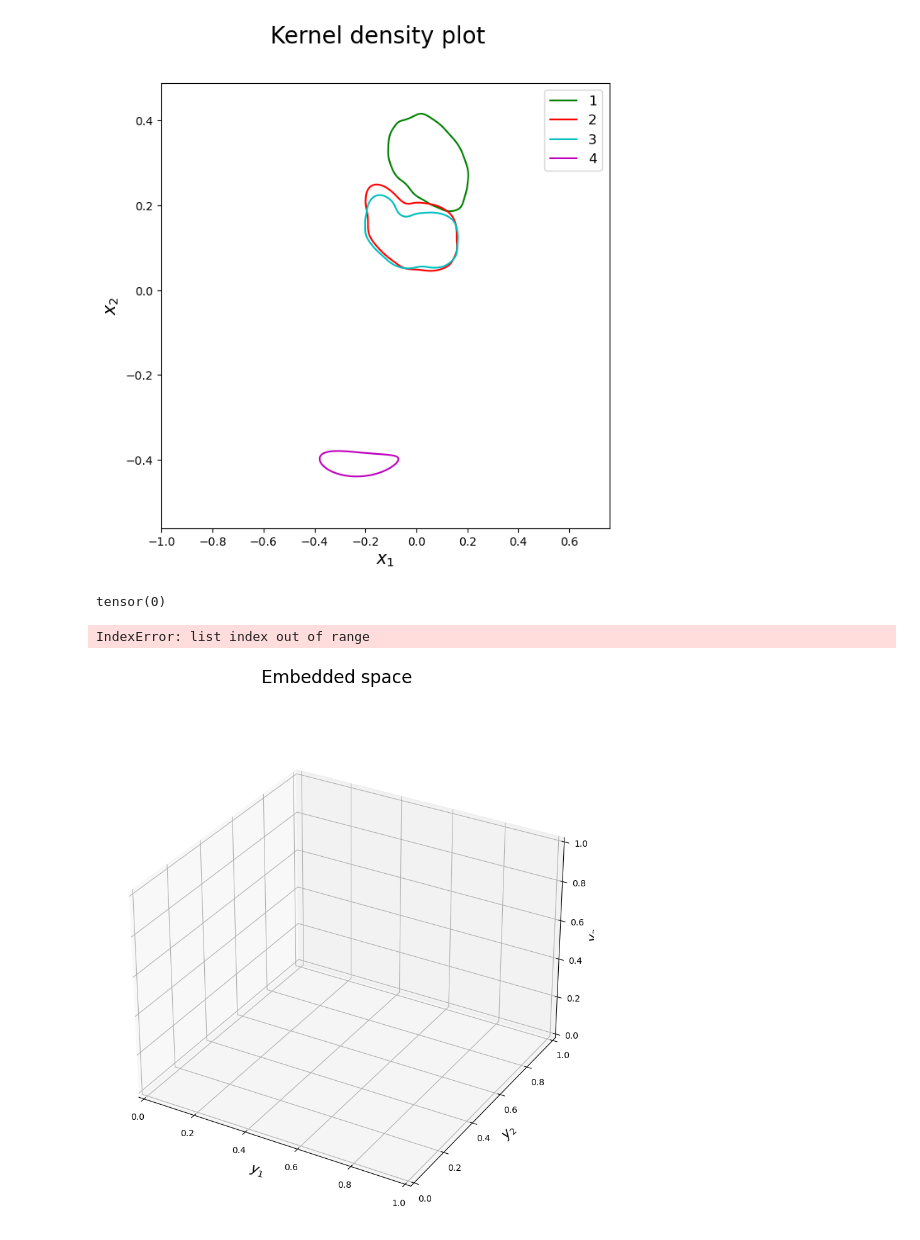
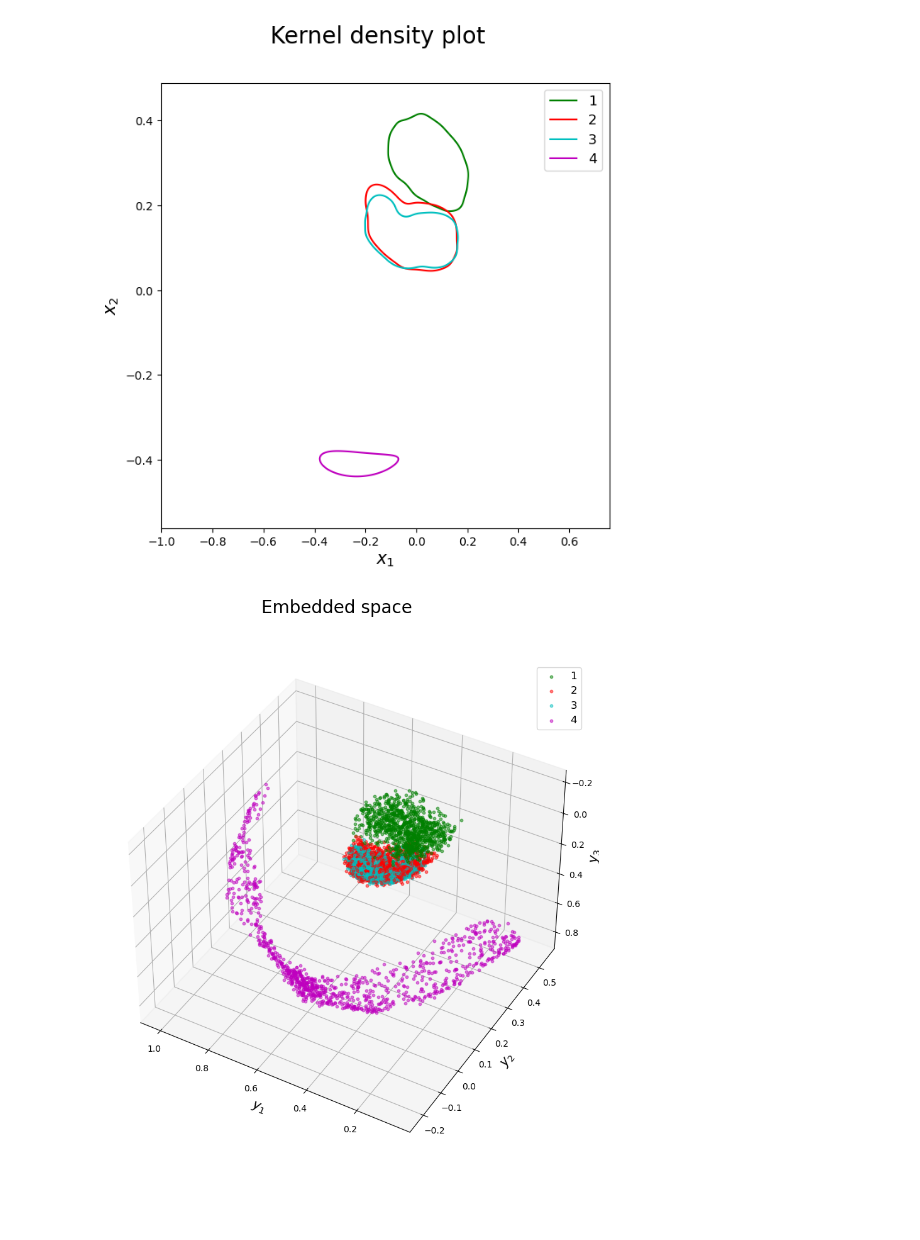
Before and after one commit to GabrieleBortolai/gabrieleb, a Jupyter notebook: Transformer_real.ipynb, the cells around one changed output. Saved outputs shown, nothing was run; the diff lists cells and outputs as text; code cells hidden in the pictures; blank space fills up the shorter version.

```diff
--- a/Transformer_real.ipynb
+++ b/Transformer_real.ipynb
@@ -605,37 +605,37 @@ lab, h = [], []
 # %%
 labels = ['1','2','3','4']
 
 colors = ['g', 'r','c','m']
 
 var, col = [], []
 
 # fig, ax = plt.subplots(1,1, figsize = (7,7))
 fig, ax = plt.subplots(subplot_kw={"projection": "3d"}, figsize = (10,10))
 
 fig.suptitle('Embedded space', fontsize = 20)
 ax.set_xlabel('$y_1$', fontsize = 15)
 ax.set_ylabel('$y_2$', fontsize = 15)
 ax.set_zlabel('$y_3$', fontsize = 15)
 
-for j in [4]:
+for j in [1,2,3,4]:
     for i in torch.nonzero(targets_test == j)[:,0]:
-        print(i)
-        # ax.scatter(sample_emb_test[0][i][0].cpu().detach().numpy(), sample_emb_test[0][i][1].cpu().detach().numpy(), color = colors[j-1], s=10, alpha = 0.5)
-        ax.scatter(sample_emb_test[0][i][0].cpu().detach().numpy(), sample_emb_test[0][i][1].cpu().detach().numpy(), sample_emb_test[0][i][2].cpu().detach().numpy(), color = colors[j], s=10, alpha = 0.5)
+
+        # ax.scatter(sample_emb_test[0][i][0].cpu().detach().numpy(), sample_emb_test[0][i][1].cpu().detach().numpy(), color = colors[j-1], s = 10, alpha = 0.5)
+        ax.scatter(sample_emb_test[0][i][0].cpu().detach().numpy(), sample_emb_test[0][i][1].cpu().detach().numpy(), sample_emb_test[0][i][2].cpu().detach().numpy(), color = colors[j-1], s = 10, alpha = 0.5)
 
     var.append(labels[j-1])
     col.append(colors[j-1])
 
 ax.legend(var,loc = 'best', fontsize = 12)
 
 leg = ax.get_legend()
 for i in range(len(var)):
 
     leg.legend_handles[i].set_color(col[i])
 
 # fig.savefig('/home/gabrieleb/Plot/Jets/Real/Embedded_1234_myloss_transformer.pdf', facecolor='w',pad_inches=0.3, transparent=True)
 var, col = [], []
+
+ax.view_init(-140, 60)
 # %% [output]
-tensor(0)
-IndexError: list index out of range
-[figure, old version]
+[figure, new version]
```
